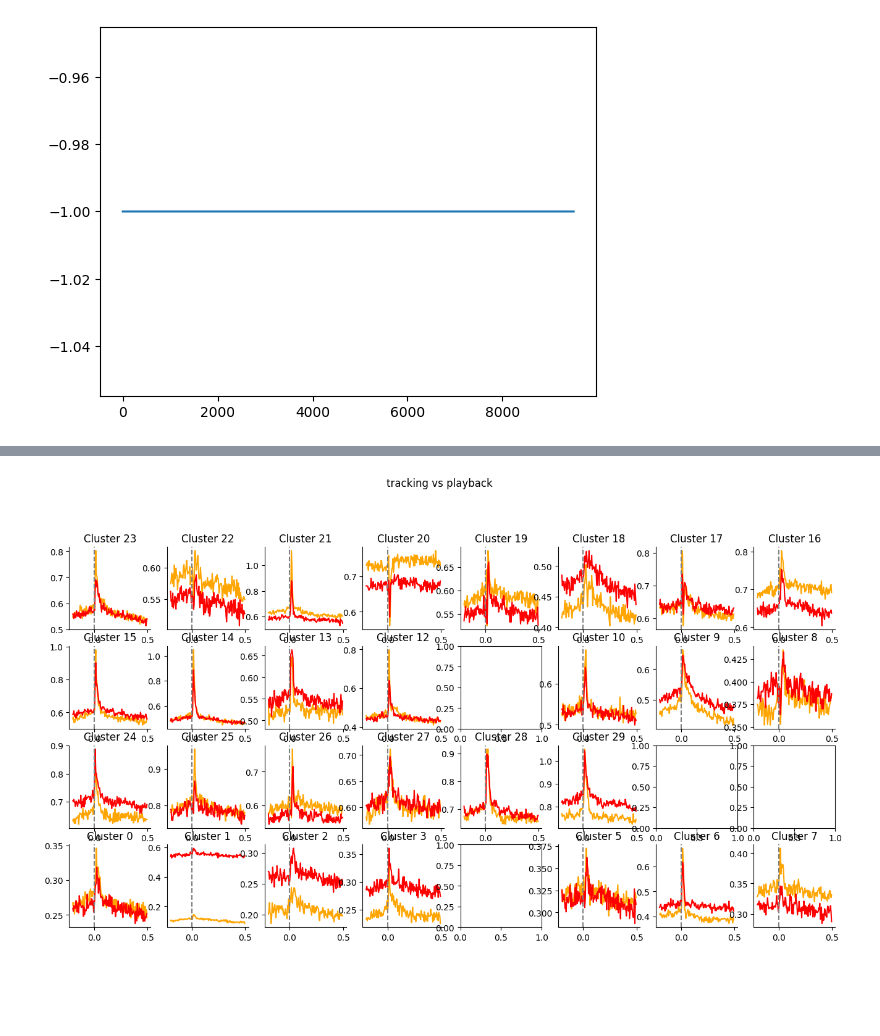
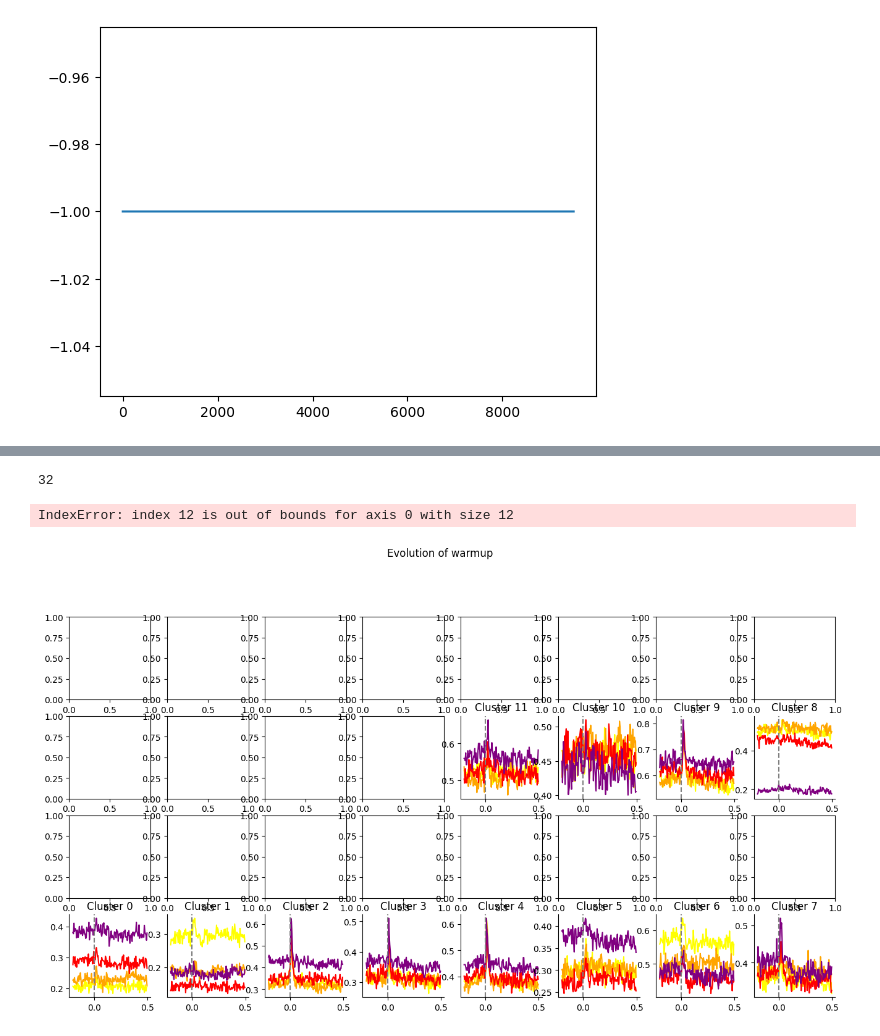
Before and after one commit to felicielevinton/analysebingobike, a Jupyter notebook: tracking_only.ipynb, the cells around one changed output, grey strips where cells are left out. Saved outputs shown, nothing was run; the diff lists cells and outputs as text; code cells hidden in the pictures; blank space fills up the shorter version.

Commit message:
plot les graphes de Shihab

```diff
--- a/tracking_only.ipynb
+++ b/tracking_only.ipynb
@@ -39,5 +103,7 @@ len(tracking)
 # %%
-n = int(len(tracking[0])/2)
+n = int(len(tracking[0])/4)
 tracking = np.array(tracking)
 first_tr = tracking[:,:n]
-second_tr = tracking[:,n:]
+second_tr = tracking[:,n:2*n]
+third_tr = tracking[:,2*n:3*n]
+fourth_tr = tracking[:,3*n:]
@@ -44,21 +147,26 @@ second_tr = tracking[:,n:]
 # %%
 fig, axes = plt.subplots(4, 8, figsize=(16, 8))
-fig.suptitle('tracking vs playback', y=1.02)
+fig.suptitle('Evolution of warmup', y=1.02)
 plt.subplots_adjust()
-num_plots, num_rows, num_columns = get_better_plot_geometry(gc)
+num_plots, num_rows, num_columns = get_better_plot_geometry(np.arange(32))
+print(num_plots)
 psth_bins = np.arange(-t_pre, t_post, bin_width)
-for cluster in gc:
-    if cluster < num_plots:
+for cluster in np.arange(32):
+    if cluster <num_plots:
         row, col = get_plot_coords(cluster)
-        axes[row, col].plot(psth_bins, np.nanmean(first_tr[cluster], axis=0), c = 'orange')
-        axes[row, col].plot(psth_bins, np.nanmean(second_tr[cluster], axis=0), c = 'red')
+        axes[row, col].plot(psth_bins, np.nanmean(first_tr[cluster], axis=0), c = 'yellow')
+        axes[row, col].plot(psth_bins, np.nanmean(second_tr[cluster], axis=0), c = 'orange')
+        axes[row, col].plot(psth_bins, np.nanmean(third_tr[cluster], axis=0), c = 'red')
+        axes[row, col].plot(psth_bins, np.nanmean(fourth_tr[cluster], axis=0), c = 'purple')
         axes[row, col].axvline(0, c = 'grey', linestyle='--')
         axes[row, col].set_title(f'Cluster {cluster}')
         axes[row, col].spines['top'].set_visible(False)
         axes[row, col].spines['right'].set_visible(False)
 #plt.savefig(path+'headstage_0/psth_cluster.png')
 # %% [output]
+32
+IndexError: index 12 is out of bounds for axis 0 with size 12
-[figure, old version]
+[figure, new version]
 # %%
 # la moyenne sur tous les clusters
 c_tracking = np.nanmean(first_tr, axis=0)
```
Also changed, not shown: parts of 17 cells of this notebook, 22 other files.
